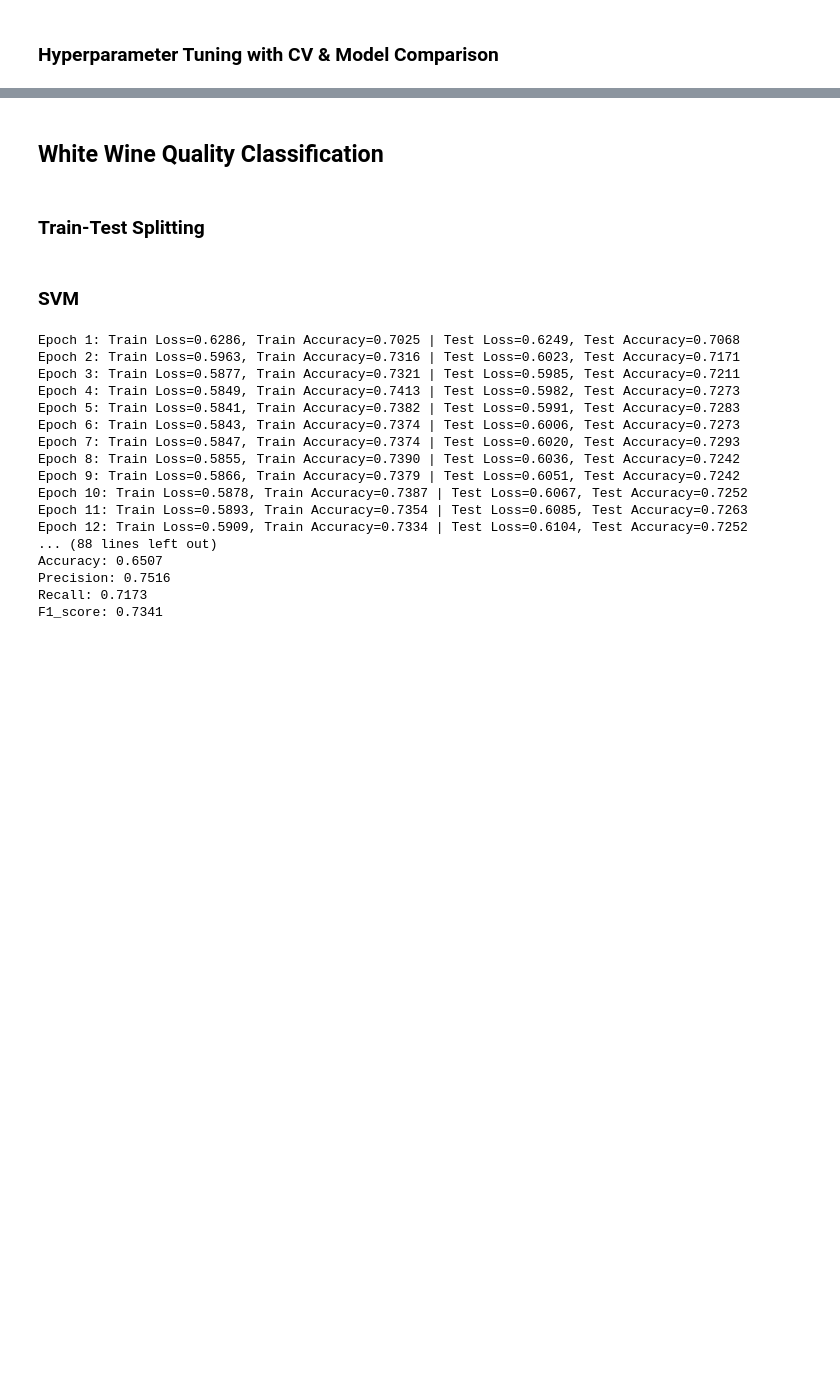
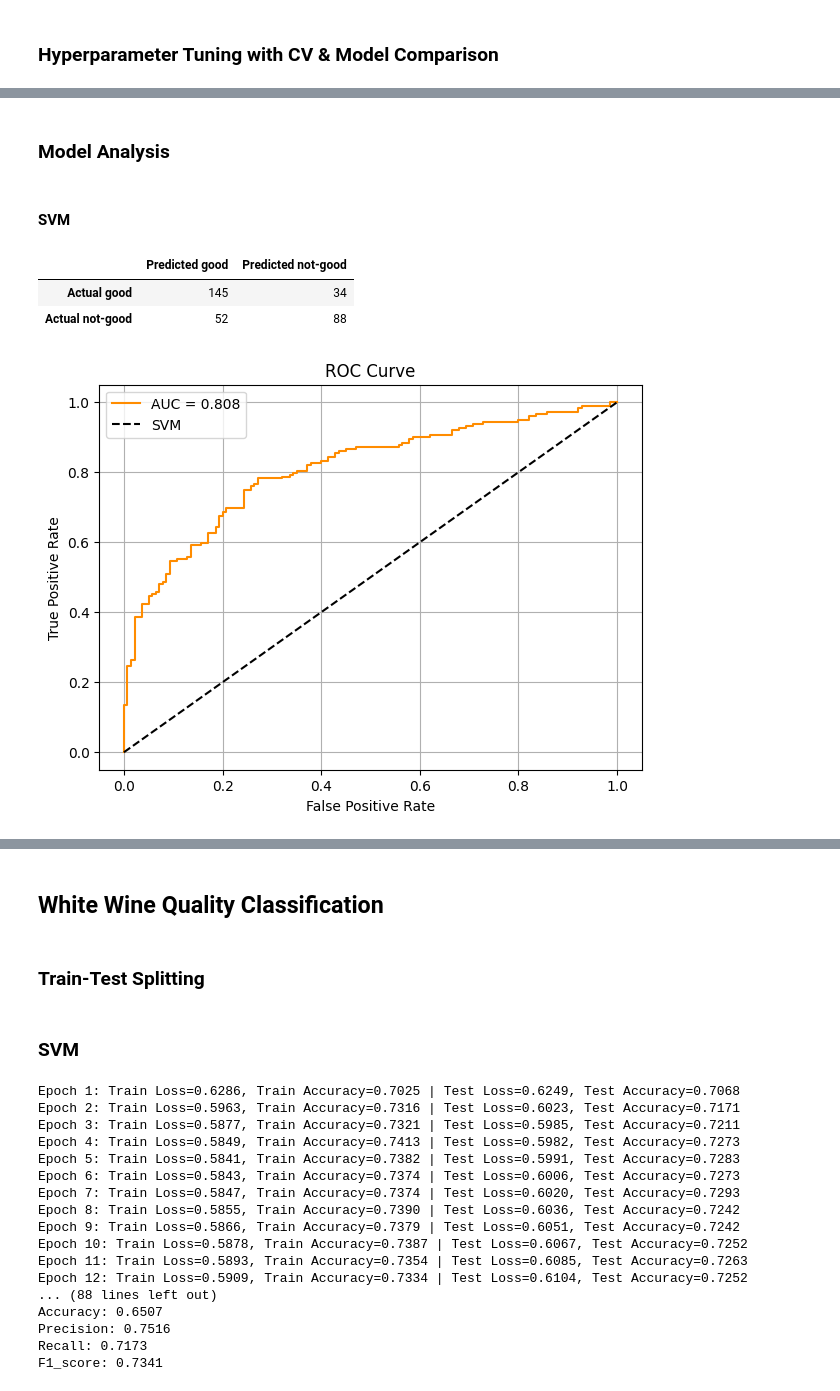
Before and after one commit to bercaakbayir/unimi-dse-ml-project, a Jupyter notebook: main.ipynb, the cells around one changed output, grey strips where cells are left out. Cells and saved outputs as stored; diff of their text form; code cells hidden in the pictures; blank space fills up the shorter version.

```diff
--- a/main.ipynb
+++ b/main.ipynb
@@ -830,0 +818,27 @@ Mean accuracy: 0.702 ± 0.043
+# %% [markdown]
+### Model Analysis
+# %% [markdown]
+#### SVM
+# %%
+cm = confusion_matrix(y_red_test, preds_red_svm, positive_label='good')
+cm
+# %% [output]
+|  | Predicted good | Predicted not-good |
+| Actual good | 145 | 34 |
+| Actual not-good | 52 | 88 |
+# %%
+svm_red_probs = svm.predict_proba(X_red_test)[:, 1]
+# %%
+fpr, tpr, auc = roc_auc_score(y_red_test, svm_red_probs, pos_label='good')
+# %%
+plt.figure(figsize=(7,5))
+plt.plot(fpr, tpr, label=f'AUC = {auc:.3f}', color='darkorange')
+plt.plot([0,1], [0,1], 'k--', label='SVM')
+plt.xlabel('False Positive Rate')
+plt.ylabel('True Positive Rate')
+plt.title('ROC Curve')
+plt.legend()
+plt.grid()
+plt.show()
+# %% [output]
+[figure, added]
```
Also changed, not shown: parts of 43 cells of this notebook, 2 other files.
